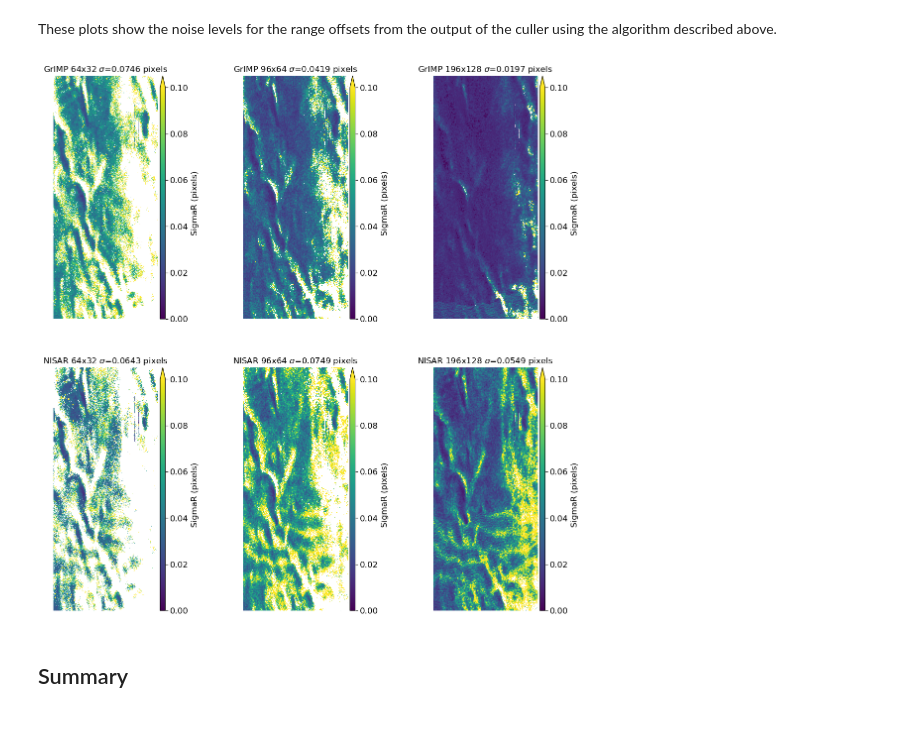
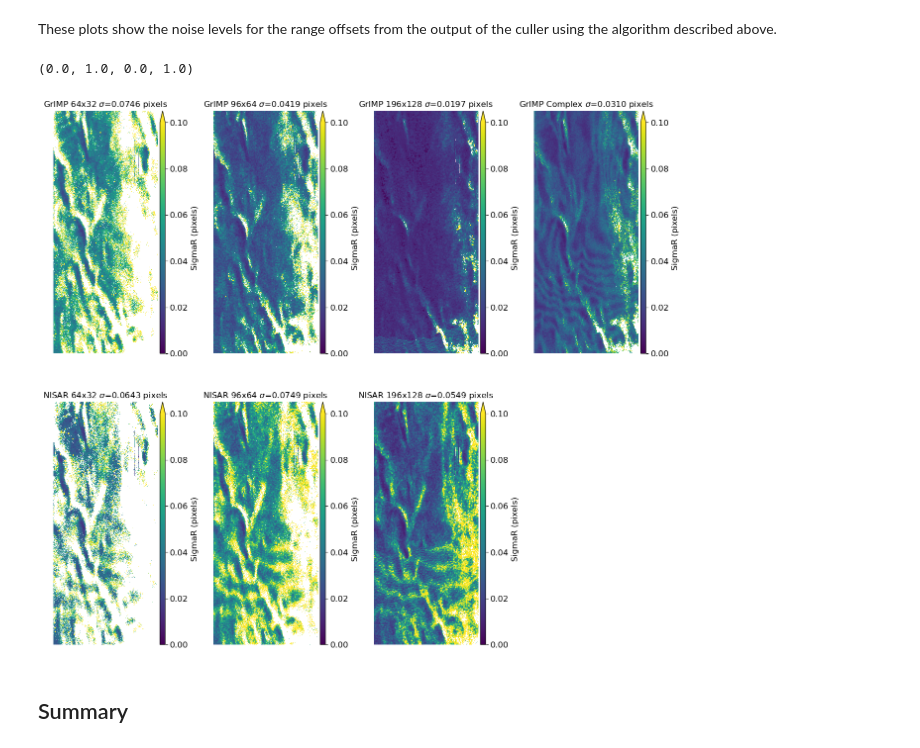
Before and after one commit to fastice/offsetevaluationfall2024, a Jupyter notebook: OffsetEvaluation.ipynb, the cells around one changed output. Cells and saved outputs as stored; diff of their text form; code cells hidden in the pictures.

Commit message:
added complex offsets to comparison

```diff
--- a/OffsetEvaluation.ipynb
+++ b/OffsetEvaluation.ipynb
@@ -132,6 +132,10 @@ for key in keys:
         if band in offsetsGeom.data_vars:
             getattr(nisarOffsetsCulled[key], band).data[:] += offsetsGeom[band][:]
             getattr(nisarOffsets[key], band).data[:] += offsetsGeom[band][:]
+# %%
+offsetsComplex = rioxarray.open_rasterio('../../49672_5280/testoff.cull.vrt', band_as_variable=True, mask_and_scale=True)
+bandNames = [getattr(offsetsComplex[b], 'Description') for b in offsetsComplex.data_vars]
+complexOffsets = offsetsComplex.rename(dict(zip([x for x in offsetsComplex.data_vars], bandNames)))
 # %% [markdown]
 ## Profile Plots
 # %% [markdown]
@@ -184,7 +190,7 @@ def interpMissing(y):
     return y
 # %%
 fig, axes = plt.subplots(2, 2, figsize=(14, 12))
-col = 830
+col = 730
 # Loop on offset type
 for band, ax, ylim in zip(bandNames, axes, [[12, 22], [33, 38]] ):
     # Estimate a smoothed version of the smoothest data (196x128)
@@ -203,6 +209,11 @@ for band, ax, ylim in zip(bandNames, axes, [[12, 22], [33, 38]] ):
         ax[0].plot(dataGrimp, '.', color=colors[key], label=labelg)
         labeln = f'$\sigma$ = {sigmaN:.3} nGood {np.sum(np.isfinite(dataNisar)).item()}'
         ax[1].plot(dataNisar, '.', color=colors[key], label=labeln)
+    dataCmpx = getattr(complexOffsets, band)[:, col]
+    sigmaG = np.nanstd(dataGrimpSmooth[25:-25] - dataCmpx[13:-13]).item()
+    labelg = f'{key} $\sigma$ = {sigmaG:.2} nGood {np.sum(np.isfinite(dataCmpx)).item()}'
+    ax[0].plot(dataCmpx, '.', color='orange', label=labelg, markersize=2)
+
 
     for a, source in zip(ax, [f'grimp col={col}', f'nisar col={col}']):
         a.set_title(source)
@@ -230,6 +241,10 @@ for band, ax, ylim in zip(bandNames, axes, [[12, 22], [33, 38]] ):
         ax[0].plot(dataGrimp, '.', color=colors[key], label=labelg)
         labeln = f'$\sigma$ = {sigmaN:.3} nGood {np.sum(np.isfinite(dataNisar)).item()}'
         ax[1].plot(dataNisar, '.', color=colors[key], label=labeln)
+    dataCmpx = getattr(complexOffsets, band)[row, :]
+    sigmaG = np.nanstd(dataGrimpSmooth[25:-25] - dataCmpx[13:-13]).item()
+    labelg = f'{key} $\sigma$ = {sigmaG:.2} nGood {np.sum(np.isfinite(dataCmpx)).item()}'
+    ax[0].plot(dataCmpx, '.', color='orange', label=labelg, markersize=2)
     for a, source in zip(ax, [f'grimp row={row}', f'nisar col={row}']):
         a.set_title(source)
         a.legend()
@@ -265,18 +280,25 @@ for band, ax in zip([bandNames[2]], axes ):
 # %% [markdown]
 These plots show the noise levels for the range offsets from the output of the culler using the algorithm described above.
 # %%
-fig, axes = plt.subplots(2, 3, figsize=(14, 14))
+fig, axes = plt.subplots(2, 4, figsize=(16, 14))
 band = 'RangeSigma'
 for product, axRow, name in zip([grimpOffsetsCulled, nisarOffsetsCulled], axes, ['GrIMP', 'NISAR']):
     for key, ax in zip(keys,  axRow):
         type(product)
         h = ax.imshow(getattr(product[key], band), interpolation='none', vmin=0, vmax=.1)
         sigma = np.nanmean(getattr(product[key], band))
         colorBar(h, ax, 'SigmaR (pixels)', 'right', '5%',.05, 12, 12)
         ax.axis('off')
         ax.set_title(f'{name} {key} $\sigma$={sigma:.4f} pixels')
+    sigma = np.nanmean(complexOffsets.RangeSigma)
+h = axes[0, 3].imshow(complexOffsets.RangeSigma, interpolation='none', vmin=0, vmax=.1)
+colorBar(h, axes[0, 3], 'SigmaR (pixels)', 'right', '5%',.05, 12, 12)
+axes[0, 3].axis('off')
+axes[0, 3].set_title(f'GrIMP Complex $\sigma$={sigma:.4f} pixels')
+axes[1, 3].axis('off')
 # %% [output]
+(0.0, 1.0, 0.0, 1.0)
-[figure, old version]
+[figure, new version]
 # %% [markdown]
 ## Summary
 # %% [markdown]
```
Also changed, not shown: parts of 3 cells of this notebook.
